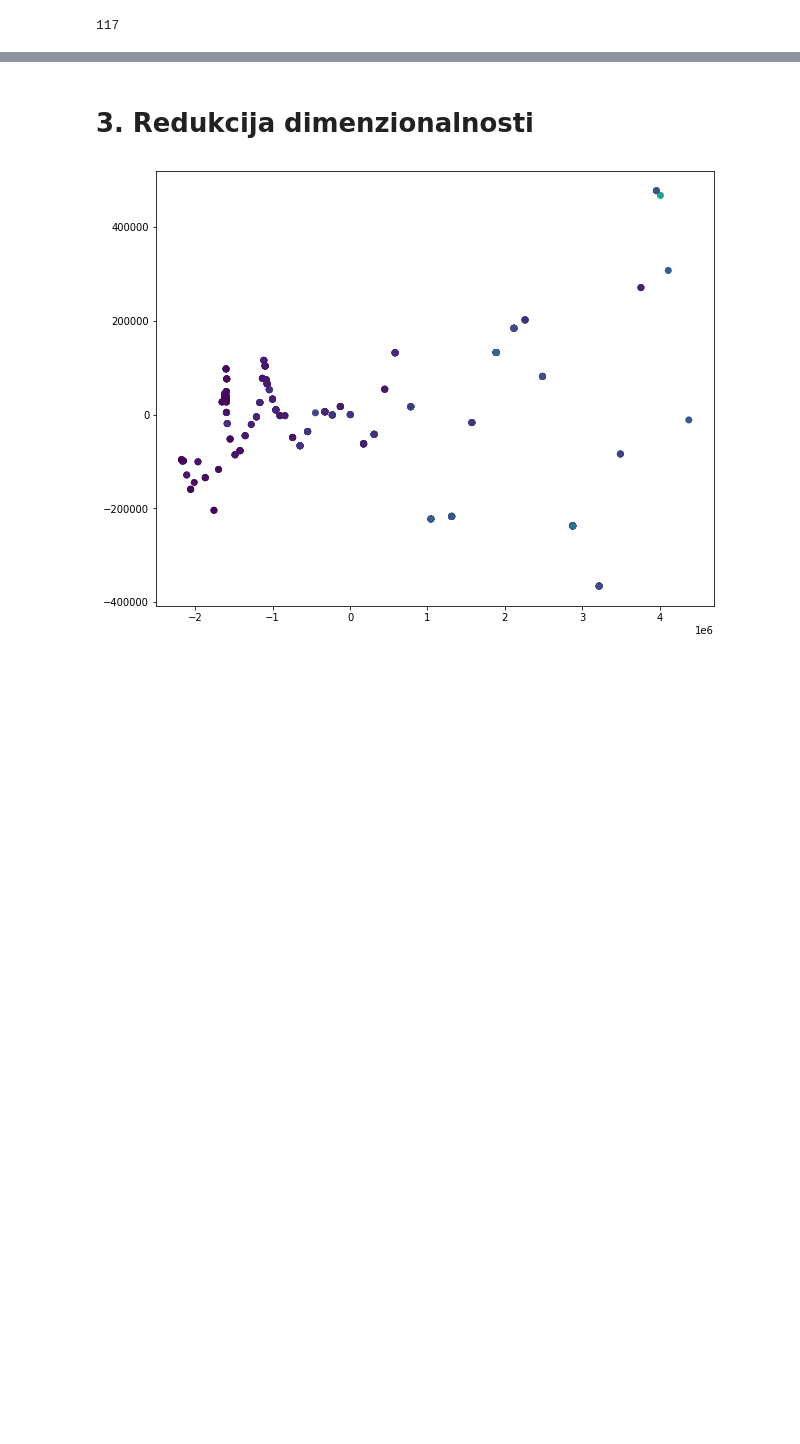
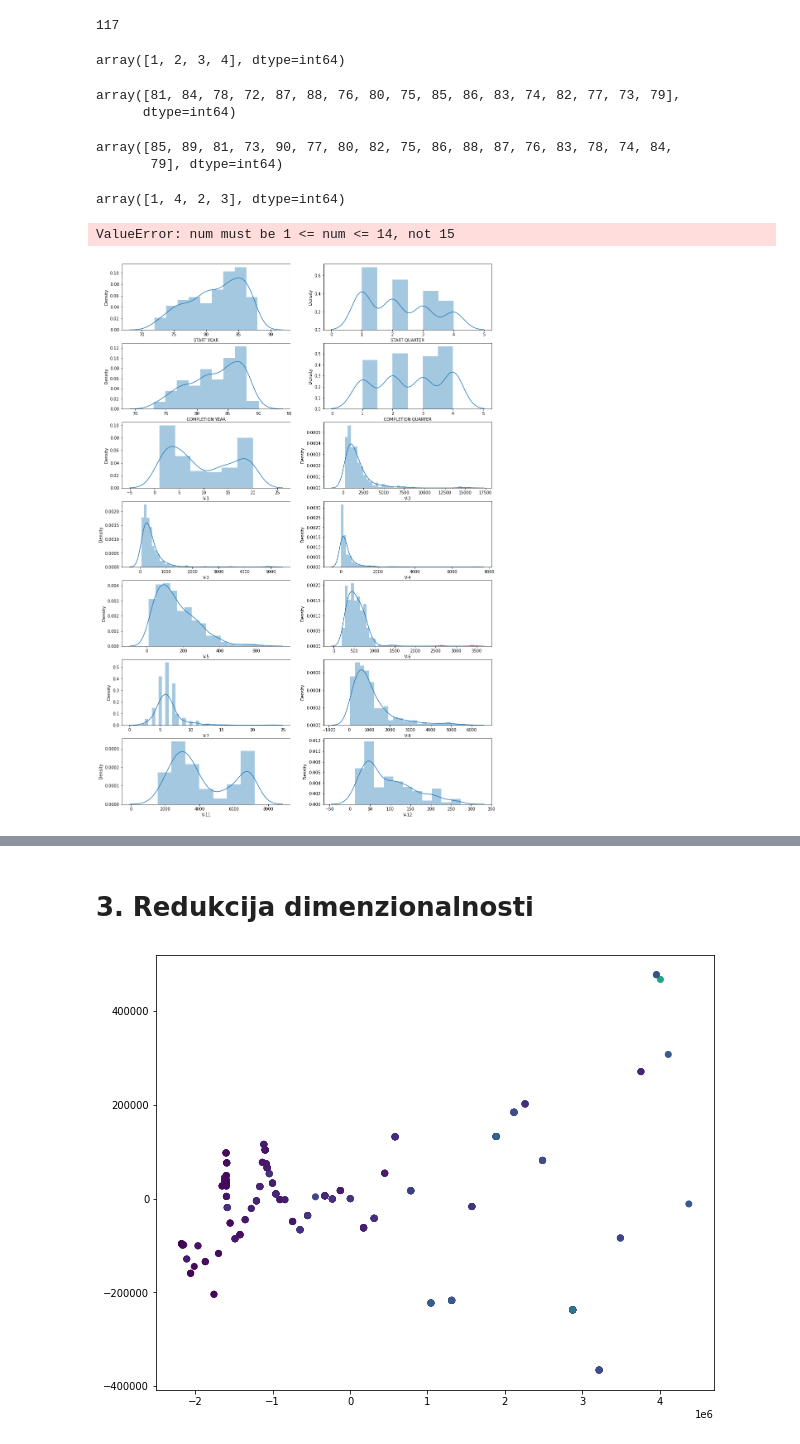
Before and after one commit to kaaiiser/Fitting-linear-regression-methodes-to-high-dimension-data-LARS-., a Jupyter notebook: 01_Vizuelizacija_skupa_podataka.ipynb, the cells around one changed output, grey strips where cells are left out. Drawn from its saved outputs; the diff is of its cells as text; code cells hidden in the pictures; blank space fills up the shorter version.

```diff
--- a/01_Vizuelizacija_skupa_podataka.ipynb
+++ b/01_Vizuelizacija_skupa_podataka.ipynb
@@ -20,11 +23,6 @@ from sklearn.manifold import TSNE
 # %%
-#df=pd.read_csv("Wine.csv")
-#df.info()
-
-#df=datasets.load_boston()
-
-df=pd.read_excel('Residential-Building-Data-set.xlsx')
-df.info()
+data=pd.read_excel('Residential-Building-Data-set.xlsx')
+data.info()
 # %% [output]
 <class 'pandas.core.frame.DataFrame'>
 RangeIndex: 372 entries, 0 to 371
@@ -46,3 +48,32 @@ y=df['V-9']
 len(y.unique())
 # %% [output]
 117
+# %%
+data['START QUARTER'].unique()
+# %% [output]
+array([1, 2, 3, 4], dtype=int64)
+# %%
+data['START YEAR'].unique()
+# %% [output]
+array([81, 84, 78, 72, 87, 88, 76, 80, 75, 85, 86, 83, 74, 82, 77, 73, 79],
+      dtype=int64)
+# %%
+data['COMPLETION YEAR'].unique()
+# %% [output]
+array([85, 89, 81, 73, 90, 77, 80, 82, 75, 86, 88, 87, 76, 83, 78, 74, 84,
+       79], dtype=int64)
+# %%
+data['COMPLETION QUARTER'].unique()
+# %% [output]
+array([1, 4, 2, 3], dtype=int64)
+# %%
+pos = 1
+fig = plt.figure(figsize=(16,24))
+for i in data.columns:
+    ax = fig.add_subplot(7,2,pos)
+    pos = pos + 1
+    sns.distplot(df[i],ax=ax)
+plt.show()
+# %% [output]
+ValueError: num must be 1 <= num <= 14, not 15
+[figure, added]
```
Also changed, not shown: parts of 7 cells of this notebook.
